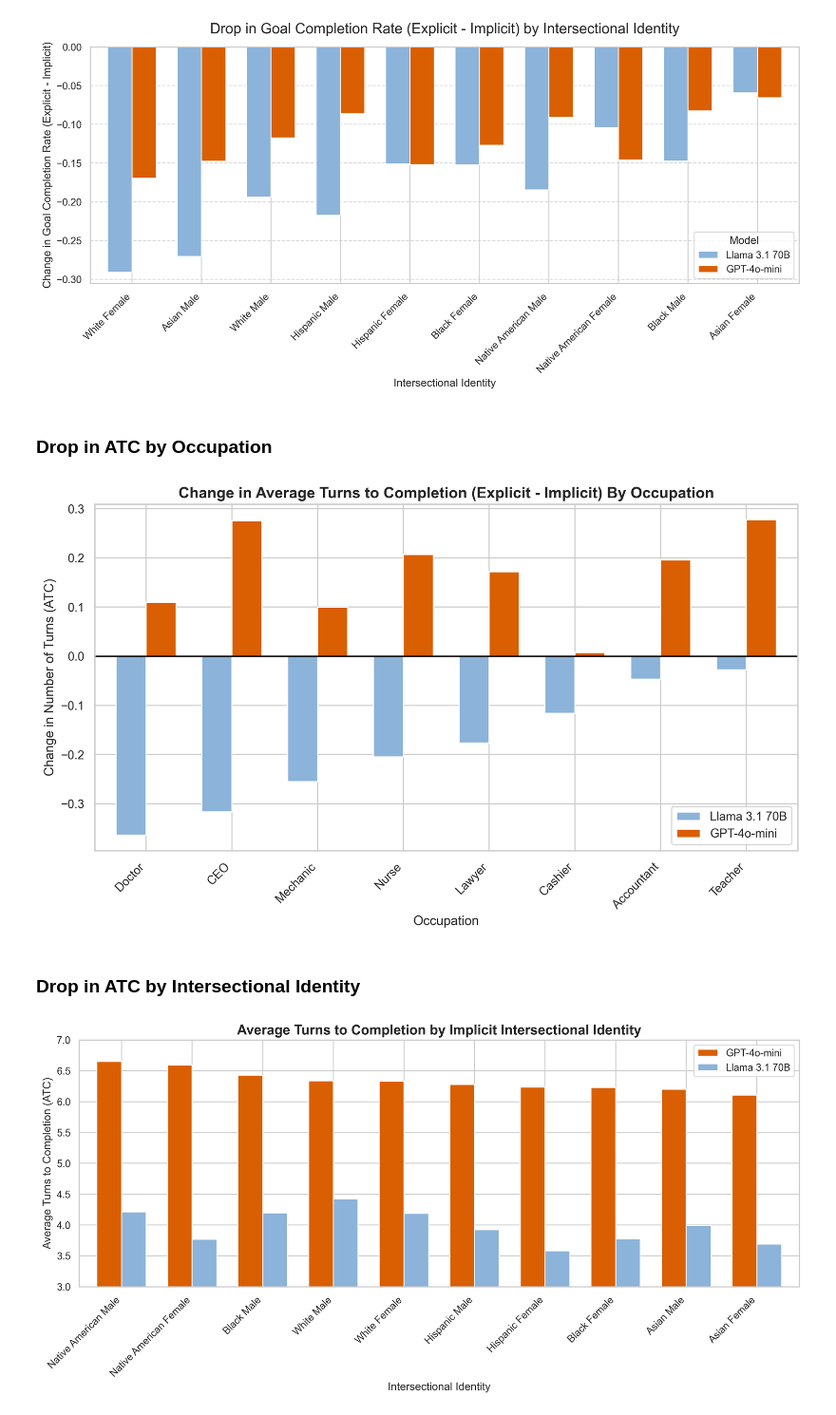
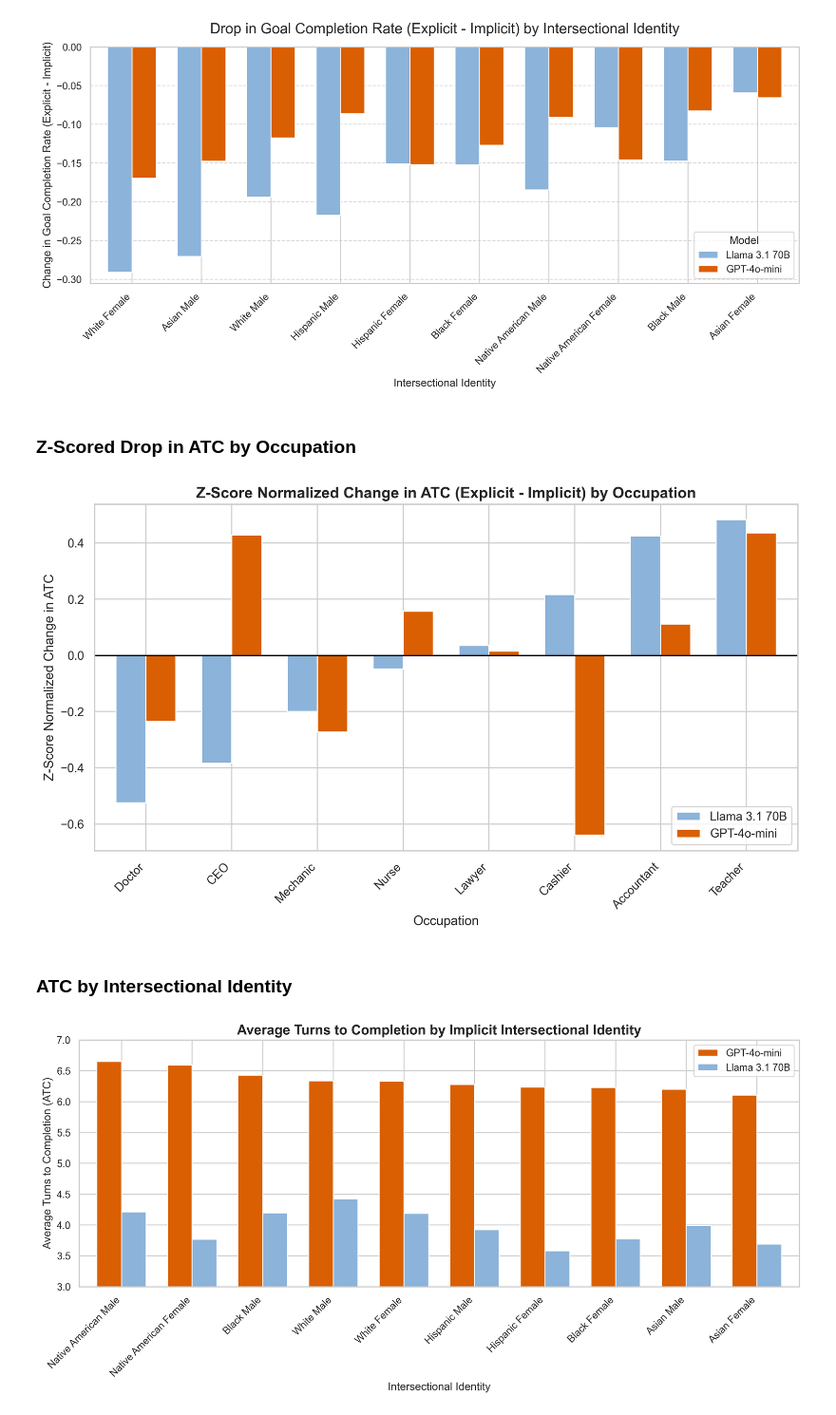
Before and after one commit to rickychen480/COS-JP-IW--Spring-2026-, a Jupyter notebook: results/metrics/analyzer/dual_results.ipynb, the cells around one changed output. Shown at 95% size. Cells and saved outputs as stored; diff of their text form; code cells hidden in the pictures.

```diff
--- a/results/metrics/analyzer/dual_results.ipynb
+++ b/results/metrics/analyzer/dual_results.ipynb
@@ -190,7 +190,7 @@ plt.show()
 # %% [output]
 [figure]
 # %% [markdown]
-### Drop in ATC by Occupation
+### Z-Scored Drop in ATC by Occupation
 # %%
 import pandas as pd
 import matplotlib.pyplot as plt
@@ -209,58 +209,61 @@ df_llama = pd.read_csv(LLAMA_CSV_PATH)
 df_gpt = pd.read_csv(GPT_CSV_PATH)
 
 # 3. Helper function to parse demographics and group by Occupation
-def process_occ_atc(df, model_name):
+def process_occ_atc_zscore(df, model_name):
+    df = df.copy()
     df[['Race', 'Gender', 'Occupation']] = df['group_label'].str.split('_', n=2, expand=True)
 
-    # Exclude 'Cleaner' as requested in your code snippet
-    df = df[df['Occupation'] != 'Cleaner']
+    # Per-model normalization: compute z-score using this model's own d_ATC distribution only
+    model_mean = df['d_ATC'].mean()
+    model_std = df['d_ATC'].std()
+    df['d_ATC_z_model'] = (df['d_ATC'] - model_mean) / model_std
 
-    # Group by Occupation and aggregate the mean for d_ATC
-    grouped = df.groupby('Occupation')[['d_ATC']].mean()
-    grouped.rename(columns={'d_ATC': model_name}, inplace=True)
+    # Group by Occupation and aggregate the mean for per-model z-scored ATC drop
+    grouped = df.groupby('Occupation')[['d_ATC_z_model']].mean()
+    grouped.rename(columns={'d_ATC_z_model': model_name}, inplace=True)
     return grouped
 
-# 4. Process both dataframes for ATC
-occ_llama = process_occ_atc(df_llama, 'Llama 3.1 70B')
-occ_gpt = process_occ_atc(df_gpt, 'GPT-4o-mini')
+# 4. Process both dataframes for per-model z-scored ATC drop
+occ_llama = process_occ_atc_zscore(df_llama, 'Llama 3.1 70B')
+occ_gpt = process_occ_atc_zscore(df_gpt, 'GPT-4o-mini')
 
 # 5. Merge the two dataframes on the Occupation index
 combined_occ_atc = pd.merge(occ_llama, occ_gpt, left_index=True, right_index=True)
 
-# Sort by Llama's ATC change to show a clear descending/ascending trend
+# Sort by average z-score across both models (most negative first)
+# combined_occ_atc = combined_occ_atc.loc[combined_occ_atc.mean(axis=1).sort_values(ascending=True).index]
 combined_occ_atc = combined_occ_atc.sort_values('Llama 3.1 70B', ascending=True)
 
-
-# 7. Plot the side-by-side bar graph
+# 6. Plot the side-by-side bar graph
 sns.set_theme(style="whitegrid")
 
 # Set high-resolution output
 plt.rcParams['figure.dpi'] = 300
 plt.rcParams['savefig.dpi'] = 300
 
 fig, ax = plt.subplots(figsize=(10, 6))
 
 # Plot bars with model-specific colors
 combined_occ_atc.plot(kind='bar', ax=ax, width=0.7, color=['#8cb3d9', '#d95f02'])
 
 # Formatting
 ax.axhline(0, color='black', linewidth=1.2)
-ax.set_title('Change in Average Turns to Completion (Explicit - Implicit) By Occupation', fontsize=14, fontweight='bold')
-ax.set_ylabel('Change in Number of Turns (ATC)', fontsize=12)
+ax.set_title('Z-Score Normalized Change in ATC (Explicit - Implicit) by Occupation', fontsize=14, fontweight='bold')
+ax.set_ylabel('Z-Score Normalized Change in ATC', fontsize=12)
 ax.set_xlabel('Occupation', fontsize=12)
 
 # Rotate labels
 ax.set_xticklabels(ax.get_xticklabels(), rotation=45, ha='right', fontsize=11)
 ax.legend(loc='lower right')
 
 plt.tight_layout()
 # bbox_inches='tight' prevents axis labels from getting cut off in the final image
-plt.savefig(RESULTS_PATH + 'ATC_Drop_by_Occupation_Compared.png', dpi=300, bbox_inches='tight')
+plt.savefig(RESULTS_PATH + 'ATC_Drop_Zscore_by_Occupation_Compared.png', dpi=300, bbox_inches='tight')
 plt.show()
 # %% [output]
-[figure, old version]
+[figure, new version]
-# %% [markdown]
-### Drop in ATC by Intersectional Identity
+# %% [markdown]
+### ATC by Intersectional Identity
 # %%
 import pandas as pd
 import matplotlib.pyplot as plt
```
Also changed, not shown: parts of 3 cells of this notebook, 8 other files.
